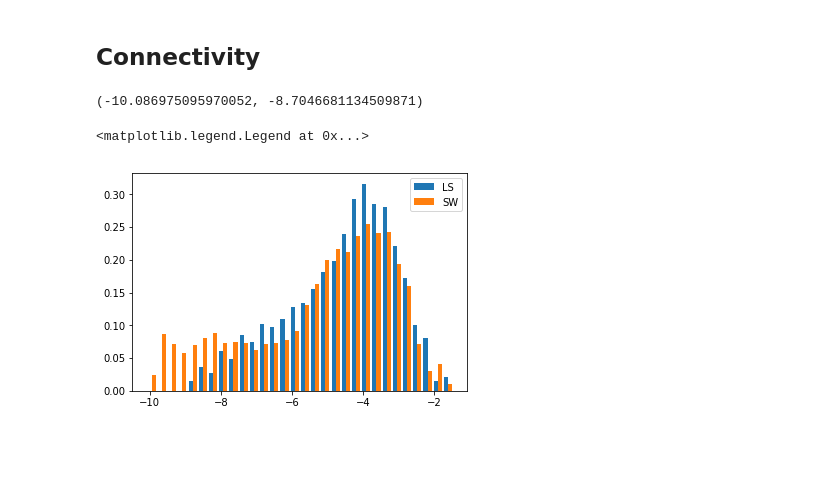
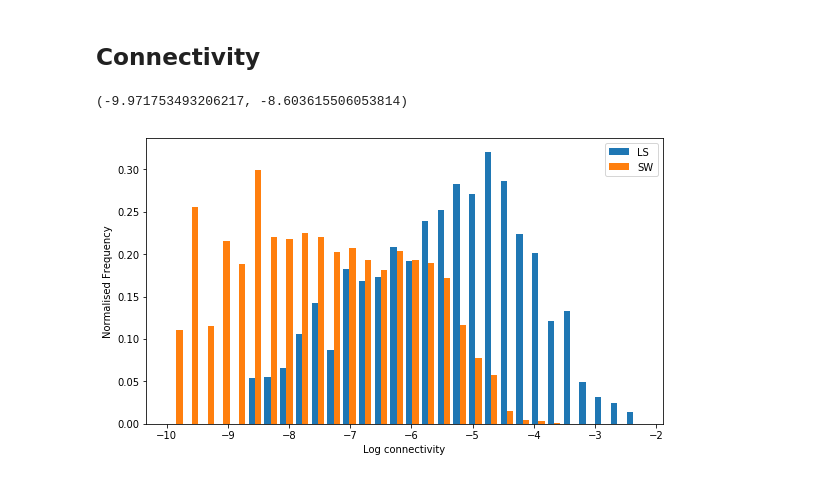
Before and after one commit to magdyksaleh/cs224w_ssm, a Jupyter notebook: notebooks/nodeInletInfluence.ipynb, the cells around one changed output. Saved outputs shown, nothing was run; the diff lists cells and outputs as text; code cells hidden in the pictures; blank space fills up the shorter version.

```diff
--- a/notebooks/nodeInletInfluence.ipynb
+++ b/notebooks/nodeInletInfluence.ipynb
@@ -14,9 +14,9 @@ import matplotlib.pyplot as plt
 ### Load in the networks
 Sanity check number of nodes and edges
 # %%
-G_LS174t = snap.LoadEdgeList(snap.PNEANet, "../data/Edgelist/LS174T_clean_EdgesList.txt", 0, 1)
-G_SW1222 = snap.LoadEdgeList(snap.PNEANet, "../data/Edgelist/SW1222_clean_EdgesList.txt", 0, 1)
-G_Healthy = snap.LoadEdgeList(snap.PNEANet, "../data/Edgelist/Mesentery_clean_EdgeList.txt", 0, 1)
+G_LS174t = snap.LoadEdgeList(snap.PNGraph, "../data/Edgelist_v2/LS174T_clean_EdgesList.txt", 0, 1)
+G_SW1222 = snap.LoadEdgeList(snap.PNGraph, "../data/Edgelist_v2/SW1222_clean_EdgesList.txt", 0, 1)
+G_Healthy = snap.LoadEdgeList(snap.PNGraph, "../data/Edgelist_v2/Mesentery_clean_EdgeList.txt", 0, 1)
 
 print "Healthy Network - Number of nodes: {}, Number of Edges {}".format(G_Healthy.GetNodes(), G_Healthy.GetEdges())
 print "LS174T Tumour - Number of nodes: {}, Number of Edges {}".format(G_LS174t.GetNodes(), G_LS174t.GetEdges())
@@ -94,7 +94,7 @@ def getNodeConnectivityFrac(G, nodeId):
     return float(total)/G.GetNodes()
 
 def getConnectivityList(G):
-    return [getNodeConnectivityFrac(G, i) for i in tqdm(range(G.GetNodes()))]
+    return [getNodeConnectivityFrac(G, i.GetId()) for i in G.Nodes()]
 # %%
 LS_connectivity = getConnectivityList(G_LS174t)
 SW_connectivity = getConnectivityList(G_SW1222)
@@ -104,10 +104,13 @@ SW_conn_log = [np.log(x) for x in SW_connectivity]
 # %%
 min(SW_conn_log), min(LS_conn_log)
 # %% [output]
-(-10.086975095970052, -8.7046681134509871)
+(-9.971753493206217, -8.603615506053814)
 # %%
 plt.hist([LS_conn_log, SW_conn_log], bins=30, normed=True, label=['LS','SW'])
+plt.xlabel('Log connectivity')
+plt.ylabel('Normalised Frequency')
 plt.legend()
+plt.gcf().set_size_inches(9.25, 5.25)
+plt.savefig('../figs/connectivity.pdf')
 # %% [output]
-<matplotlib.legend.Legend at 0x...>
-[figure, old version]
+[figure, new version]
```
Also changed, not shown: parts of 1 cell of this notebook, 20 other files.
